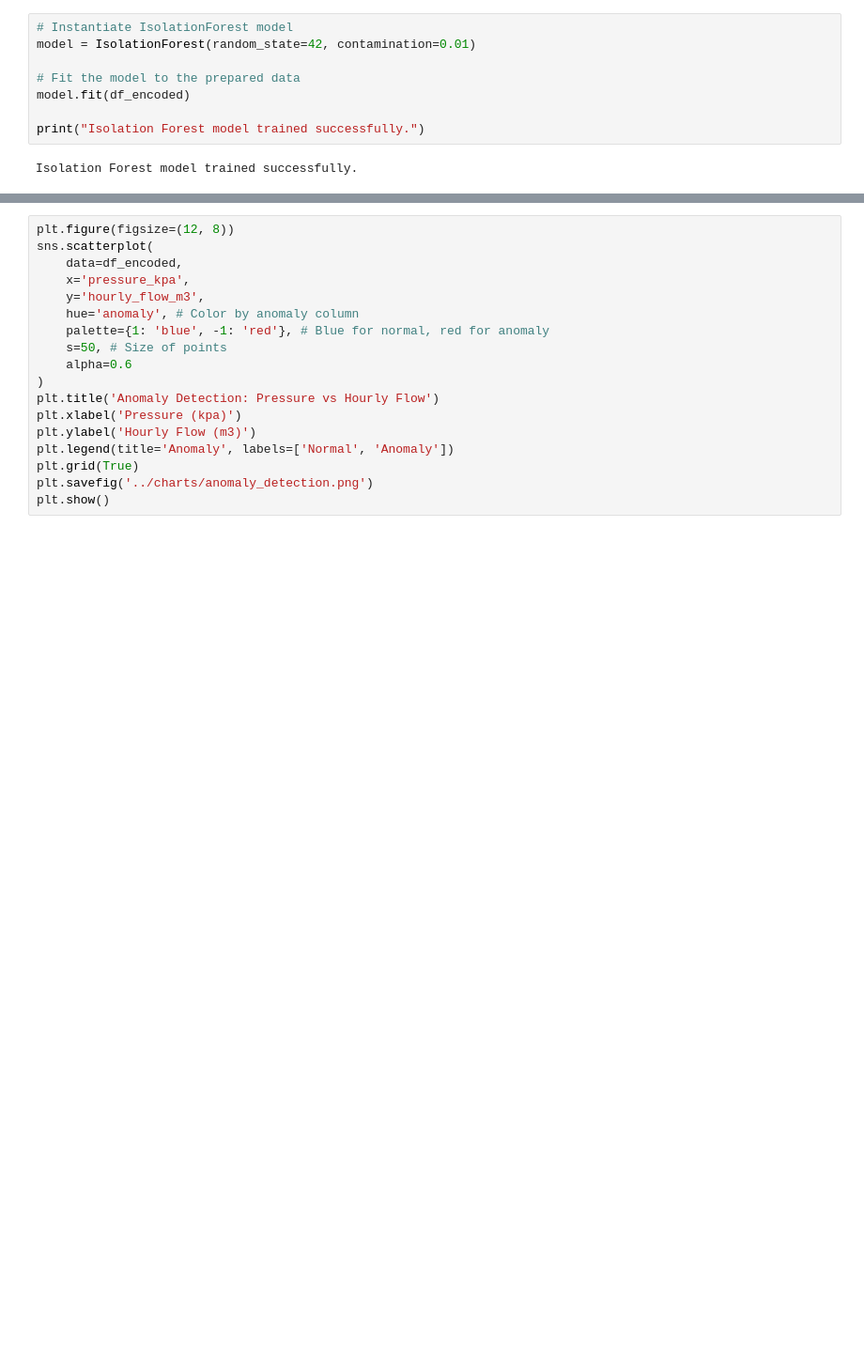
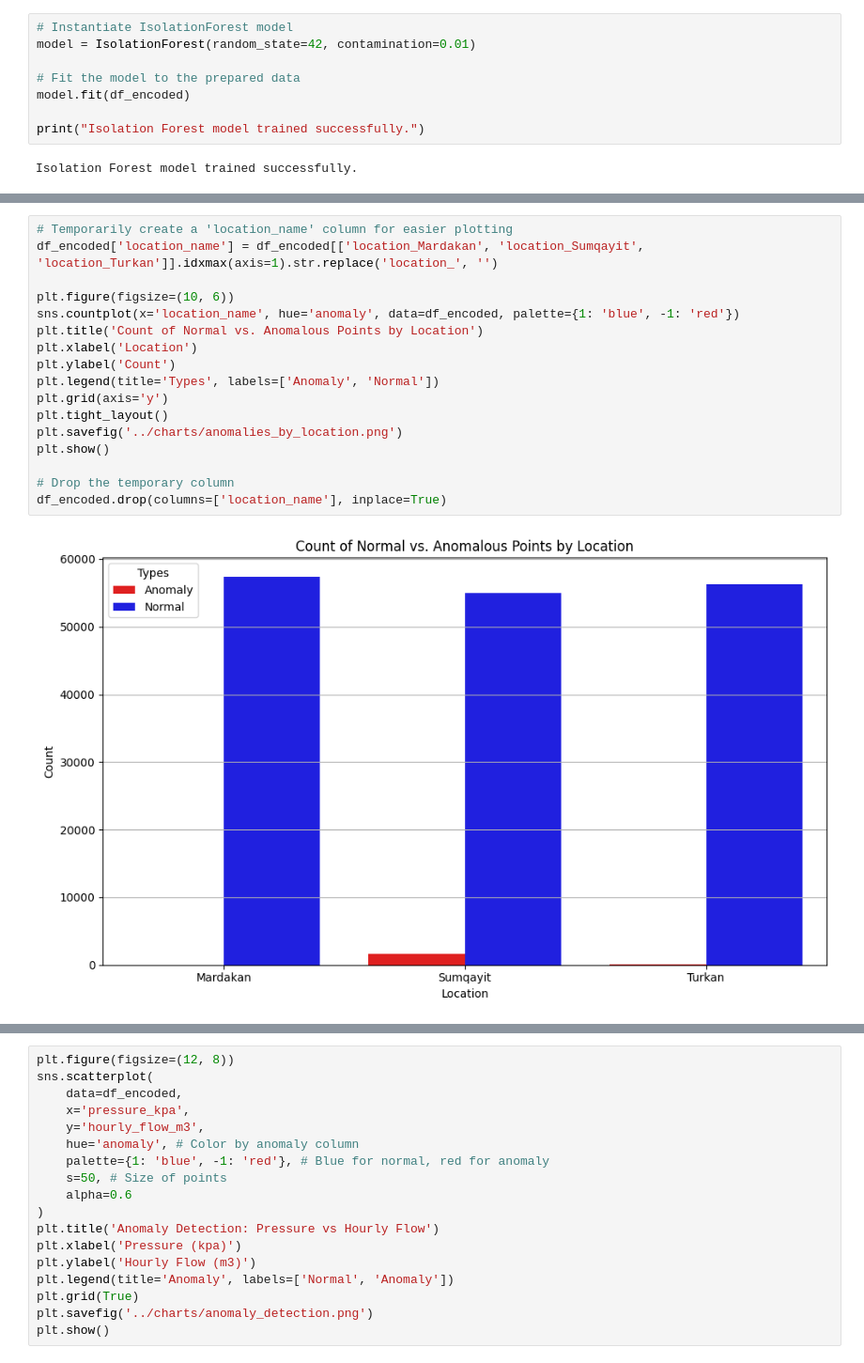
Before and after one commit to Ismat-Samadov/crash_detection, a Jupyter notebook: notebooks/analyse.ipynb, the cells around one changed output, grey strips where cells are left out. Shown at 94% size. Cells and saved outputs as stored; diff of their text form; blank space fills up the shorter version.

```diff
--- a/notebooks/analyse.ipynb
+++ b/notebooks/analyse.ipynb
@@ -350,0 +296,19 @@ df_encoded.head()
+# %%
+# Temporarily create a 'location_name' column for easier plotting
+df_encoded['location_name'] = df_encoded[['location_Mardakan', 'location_Sumqayit', 'location_Turkan']].idxmax(axis=1).str.replace('location_', '')
+
+plt.figure(figsize=(10, 6))
+sns.countplot(x='location_name', hue='anomaly', data=df_encoded, palette={1: 'blue', -1: 'red'})
+plt.title('Count of Normal vs. Anomalous Points by Location')
+plt.xlabel('Location')
+plt.ylabel('Count')
+plt.legend(title='Types', labels=['Anomaly', 'Normal'])
+plt.grid(axis='y')
+plt.tight_layout()
+plt.savefig('../charts/anomalies_by_location.png')
+plt.show()
+
+# Drop the temporary column
+df_encoded.drop(columns=['location_name'], inplace=True)
+# %% [output]
+[figure, added]
```
Also changed, not shown: parts of 10 cells of this notebook, 2 other files.
